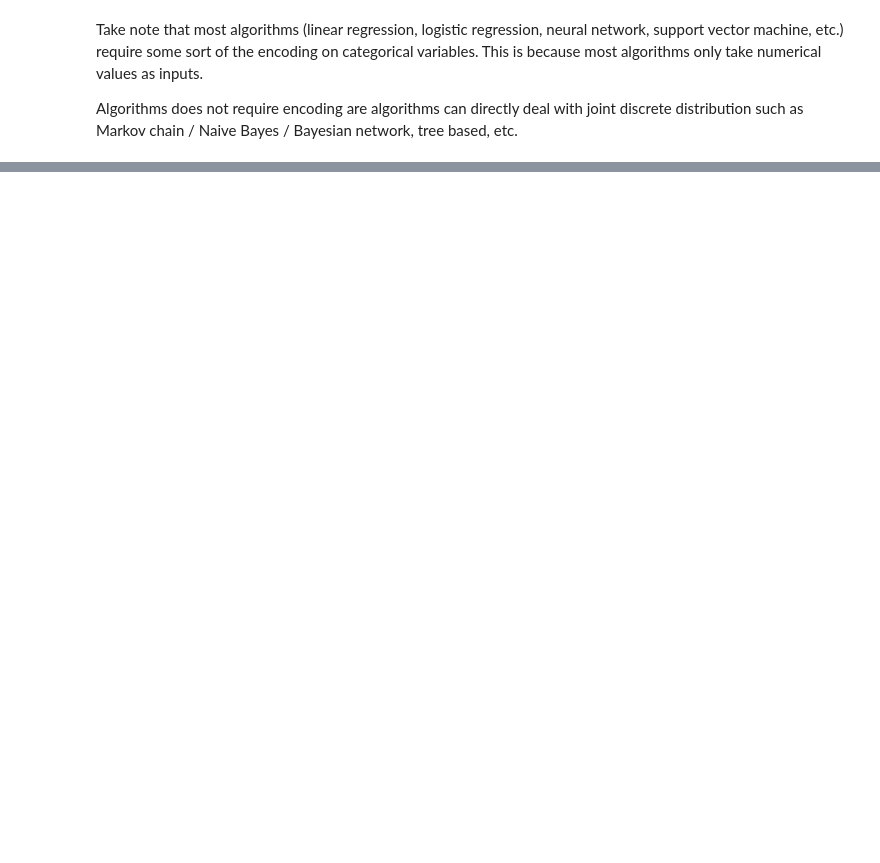
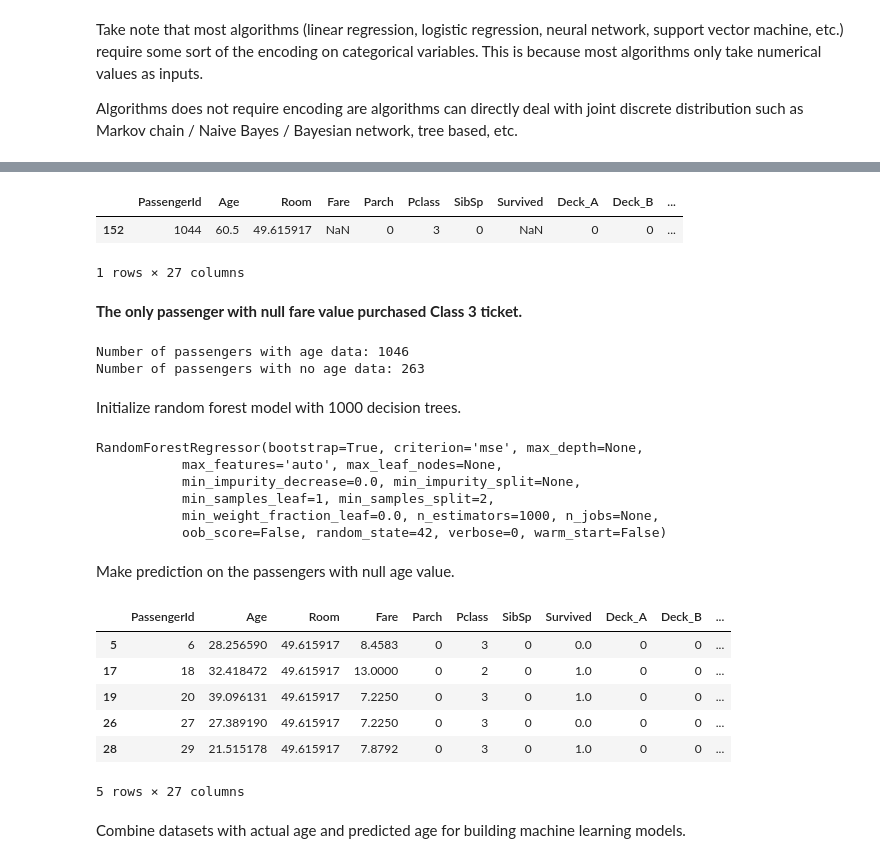
Before and after one commit to Shenghao1993/kaggle-titanic-survival-classification, a Jupyter notebook: Titanic - Exploratory Study & Feature Engineering.ipynb, the cells around one changed output, grey strips where cells are left out. Cells and saved outputs as stored; diff of their text form; code cells hidden in the pictures; blank space fills up the shorter version.

```diff
--- a/Titanic.ipynb
+++ b/Titanic - Exploratory Study & Feature Engineering.ipynb
@@ -370,0 +417,53 @@ def engineer_features(df):
+# %%
+# Filter out unwanted features
+features = list(processed_combined_df.columns)
+for feature in ['PassengerId', 'Age', 'Survived']:
+    features.remove(feature)
+
+processed_combined_df[processed_combined_df[features].isnull().any(axis=1)]
+# %% [output]
+|  | PassengerId | Age | Room | Fare | Parch | Pclass | SibSp | Survived | Deck_A | Deck_B | ... |
+| 152 | 1044 | 60.5 | 49.615917 | NaN | 0 | 3 | 0 | NaN | 0 | 0 | ... |
+1 rows × 27 columns
+# %% [markdown]
+<b>The only passenger with null fare value purchased Class 3 ticket.</b>
+# %%
+avg_class3_fare = processed_combined_df[processed_combined_df['Pclass'] == 3]['Fare'].mean()
+
+# Fill in missing value with the average Fare of class 3
+processed_combined_df['Fare'].fillna(avg_class3_fare, inplace=True)
+# %%
+null_age_df = processed_combined_df[processed_combined_df['Age'].isnull()]
+not_null_age_df = processed_combined_df[processed_combined_df.Age.notnull()]
+print("Number of passengers with age data: %s" %not_null_age_df.shape[0])
+print("Number of passengers with no age data: %s" %null_age_df.shape[0])
+# %% [output]
+Number of passengers with age data: 1046
+Number of passengers with no age data: 263
+# %% [markdown]
+Initialize random forest model with 1000 decision trees.
+# %%
+age_rf = RandomForestRegressor(n_estimators=1000, random_state=42)
+age_rf.fit(not_null_age_df[features], not_null_age_df['Age'])
+# %% [output]
+RandomForestRegressor(bootstrap=True, criterion='mse', max_depth=None,
+           max_features='auto', max_leaf_nodes=None,
+           min_impurity_decrease=0.0, min_impurity_split=None,
+           min_samples_leaf=1, min_samples_split=2,
+           min_weight_fraction_leaf=0.0, n_estimators=1000, n_jobs=None,
+           oob_score=False, random_state=42, verbose=0, warm_start=False)
+# %% [markdown]
+Make prediction on the passengers with null age value.
+# %%
+null_age_df.loc[:, 'Age'] = age_rf.predict(null_age_df[features])
+null_age_df.head()
+# %% [output]
+|  | PassengerId | Age | Room | Fare | Parch | Pclass | SibSp | Survived | Deck_A | Deck_B | ... |
+| 5 | 6 | 28.256590 | 49.615917 | 8.4583 | 0 | 3 | 0 | 0.0 | 0 | 0 | ... |
+| 17 | 18 | 32.418472 | 49.615917 | 13.0000 | 0 | 2 | 0 | 1.0 | 0 | 0 | ... |
+| 19 | 20 | 39.096131 | 49.615917 | 7.2250 | 0 | 3 | 0 | 1.0 | 0 | 0 | ... |
+| 26 | 27 | 27.389190 | 49.615917 | 7.2250 | 0 | 3 | 0 | 0.0 | 0 | 0 | ... |
+| 28 | 29 | 21.515178 | 49.615917 | 7.8792 | 0 | 3 | 0 | 1.0 | 0 | 0 | ... |
+5 rows × 27 columns
+# %% [markdown]
+Combine datasets with actual age and predicted age for building machine learning models.
```
Also changed, not shown: parts of 22 cells of this notebook, 3 other files.
